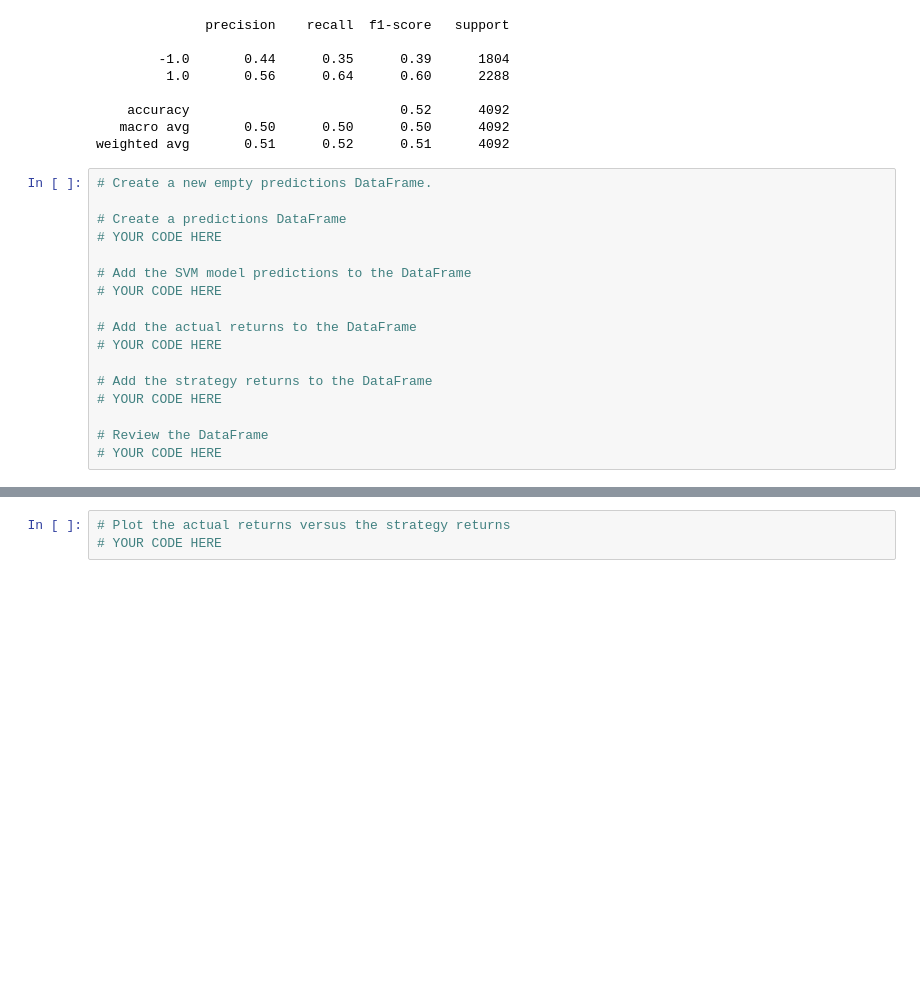
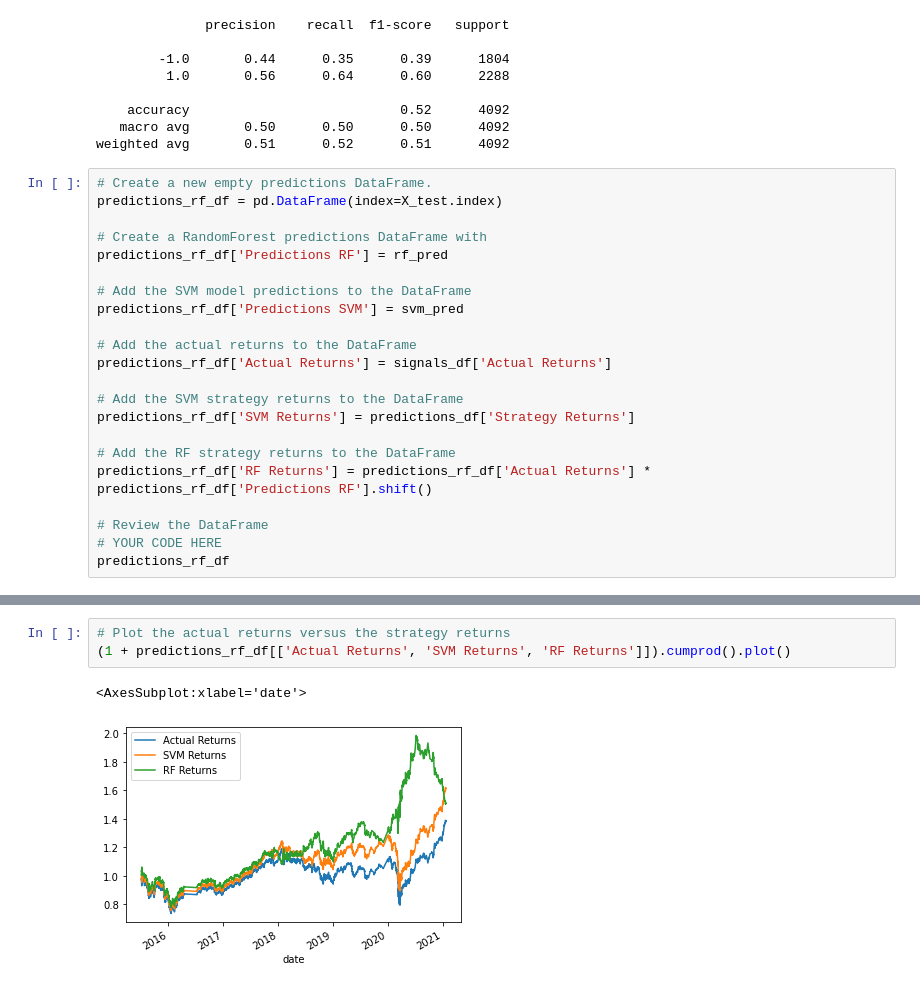
Before and after one commit to AquibaB/bootcamp_challenge14, a Jupyter notebook: machine_learning_trading_bot.ipynb, the cells around one changed output, grey strips where cells are left out. Saved outputs shown, nothing was run; the diff lists cells and outputs as text; blank space fills up the shorter version.

```diff
--- a/machine_learning_trading_bot.ipynb
+++ b/machine_learning_trading_bot.ipynb
@@ -585,18 +585,23 @@ print(rf_report)
 weighted avg       0.51      0.52      0.51      4092
 # %%
 # Create a new empty predictions DataFrame.
+predictions_rf_df = pd.DataFrame(index=X_test.index)
 
-# Create a predictions DataFrame
-# YOUR CODE HERE
+# Create a RandomForest predictions DataFrame with
+predictions_rf_df['Predictions RF'] = rf_pred
 
 # Add the SVM model predictions to the DataFrame
-# YOUR CODE HERE
+predictions_rf_df['Predictions SVM'] = svm_pred
 
 # Add the actual returns to the DataFrame
-# YOUR CODE HERE
+predictions_rf_df['Actual Returns'] = signals_df['Actual Returns']
 
-# Add the strategy returns to the DataFrame
-# YOUR CODE HERE
+# Add the SVM strategy returns to the DataFrame
+predictions_rf_df['SVM Returns'] = predictions_df['Strategy Returns']
+
+# Add the RF strategy returns to the DataFrame
+predictions_rf_df['RF Returns'] = predictions_rf_df['Actual Returns'] * predictions_rf_df['Predictions RF'].shift()
 
 # Review the DataFrame
 # YOUR CODE HERE
+predictions_rf_df
@@ -603,3 +623,6 @@ weighted avg       0.51      0.52      0.51      4092
 # %%
 # Plot the actual returns versus the strategy returns
-# YOUR CODE HERE
+(1 + predictions_rf_df[['Actual Returns', 'SVM Returns', 'RF Returns']]).cumprod().plot()
+# %% [output]
+<AxesSubplot:xlabel='date'>
+[figure, added]
```
Also changed, not shown: parts of 1 cell of this notebook, 2 other files.
